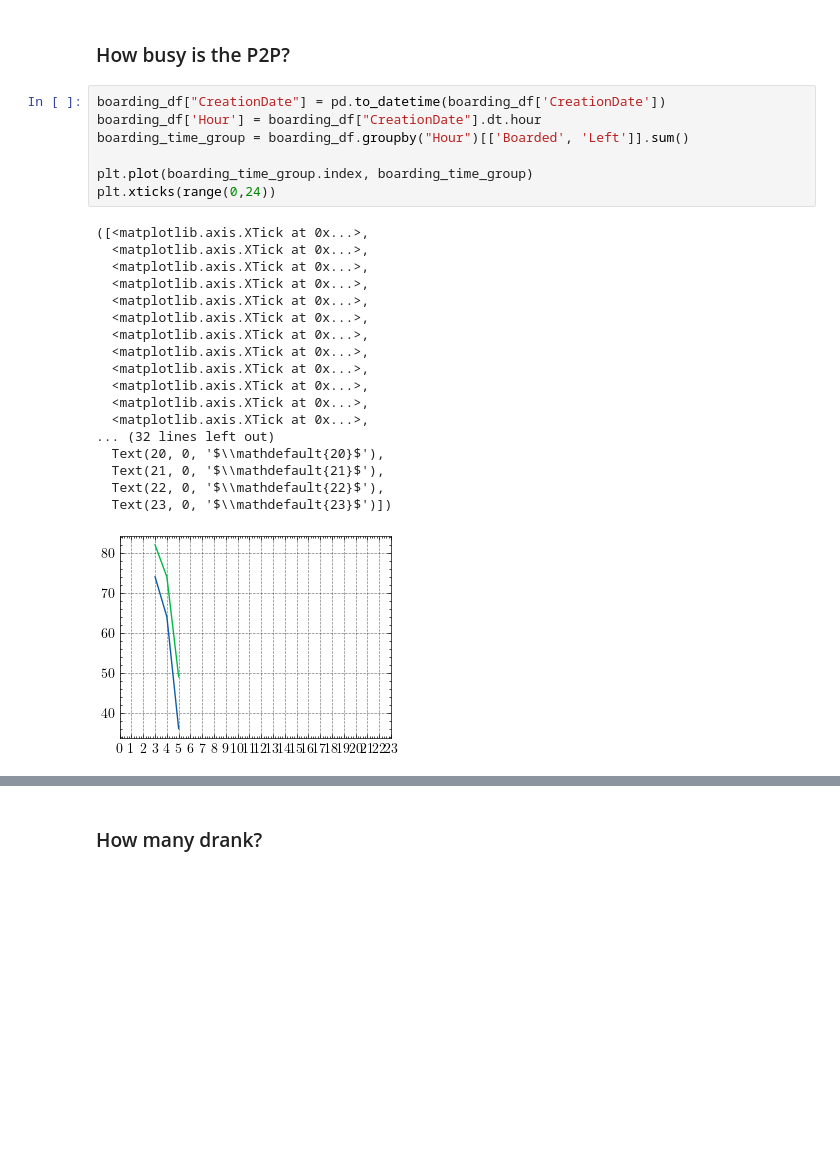
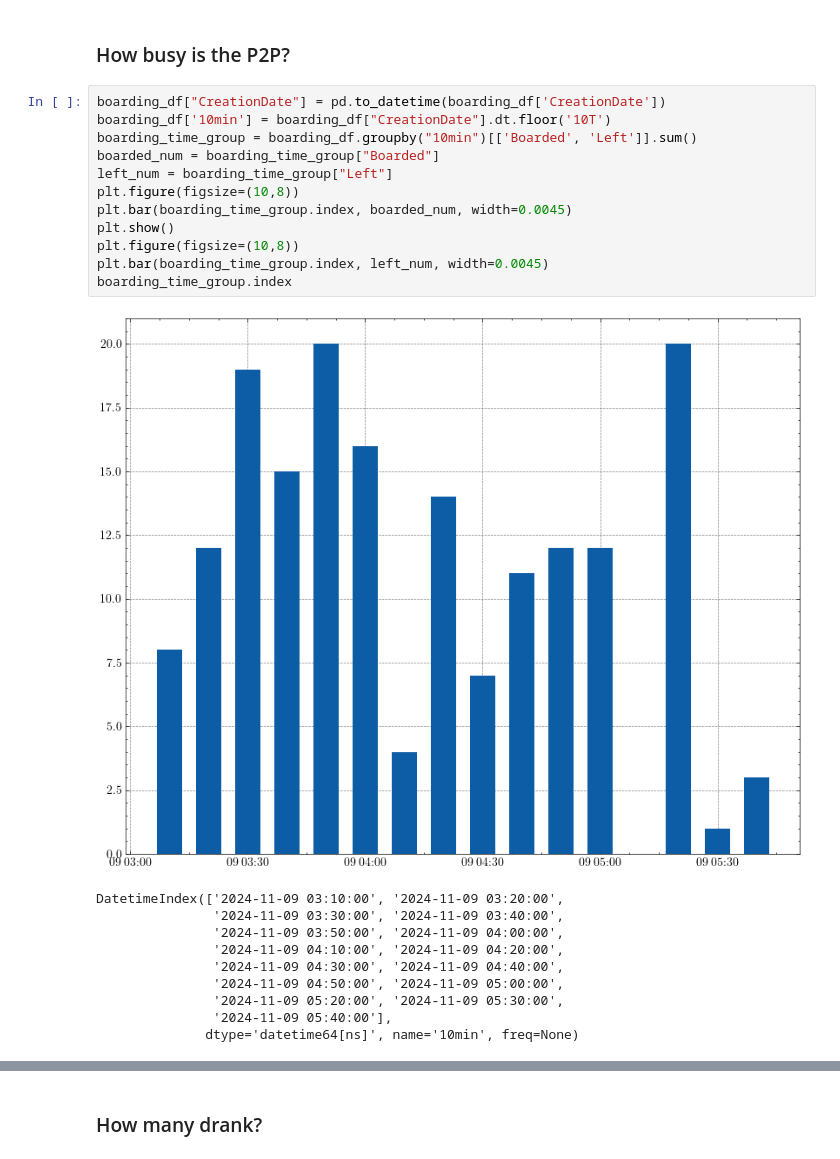
Before and after one commit to acoona/PLAN_89_Final-, a Jupyter notebook: data_analysis.ipynb, the cells around one changed output, grey strips where cells are left out. Cells and saved outputs as stored; diff of their text form; blank space fills up the shorter version.

Commit message:
kinda fixed that graph

```diff
--- a/data_analysis.ipynb
+++ b/data_analysis.ipynb
@@ -42,27 +42,24 @@ drinking_df = drinking_df_raw.rename(
 ### How busy is the P2P?
 # %%
 boarding_df["CreationDate"] = pd.to_datetime(boarding_df['CreationDate'])
-boarding_df['Hour'] = boarding_df["CreationDate"].dt.hour
-boarding_time_group = boarding_df.groupby("Hour")[['Boarded', 'Left']].sum()
-
-plt.plot(boarding_time_group.index, boarding_time_group)
-plt.xticks(range(0,24))
+boarding_df['10min'] = boarding_df["CreationDate"].dt.floor('10T')
+boarding_time_group = boarding_df.groupby("10min")[['Boarded', 'Left']].sum()
+boarded_num = boarding_time_group["Boarded"]
+left_num = boarding_time_group["Left"]
+plt.figure(figsize=(10,8))
+plt.bar(boarding_time_group.index, boarded_num, width=0.0045)
+plt.show()
+plt.figure(figsize=(10,8))
+plt.bar(boarding_time_group.index, left_num, width=0.0045)
+boarding_time_group.index
 # %% [output]
+[figure, new version]
-([<matplotlib.axis.XTick at 0x...>,
-  <matplotlib.axis.XTick at 0x...>,
-  <matplotlib.axis.XTick at 0x...>,
-  <matplotlib.axis.XTick at 0x...>,
-  <matplotlib.axis.XTick at 0x...>,
-  <matplotlib.axis.XTick at 0x...>,
-  <matplotlib.axis.XTick at 0x...>,
-  <matplotlib.axis.XTick at 0x...>,
-  <matplotlib.axis.XTick at 0x...>,
-  <matplotlib.axis.XTick at 0x...>,
-  <matplotlib.axis.XTick at 0x...>,
-  <matplotlib.axis.XTick at 0x...>,
-... (32 lines left out)
-  Text(20, 0, '$\\mathdefault{20}$'),
-  Text(21, 0, '$\\mathdefault{21}$'),
-  Text(22, 0, '$\\mathdefault{22}$'),
-  Text(23, 0, '$\\mathdefault{23}$')])
+DatetimeIndex(['2024-11-09 03:10:00', '2024-11-09 03:20:00',
+               '2024-11-09 03:30:00', '2024-11-09 03:40:00',
+               '2024-11-09 03:50:00', '2024-11-09 04:00:00',
+               '2024-11-09 04:10:00', '2024-11-09 04:20:00',
+               '2024-11-09 04:30:00', '2024-11-09 04:40:00',
+               '2024-11-09 04:50:00', '2024-11-09 05:00:00',
+               '2024-11-09 05:20:00', '2024-11-09 05:30:00',
+               '2024-11-09 05:40:00'],
+              dtype='datetime64[ns]', name='10min', freq=None)
-[figure, old version]
```
Also changed, not shown: parts of 1 cell of this notebook.
